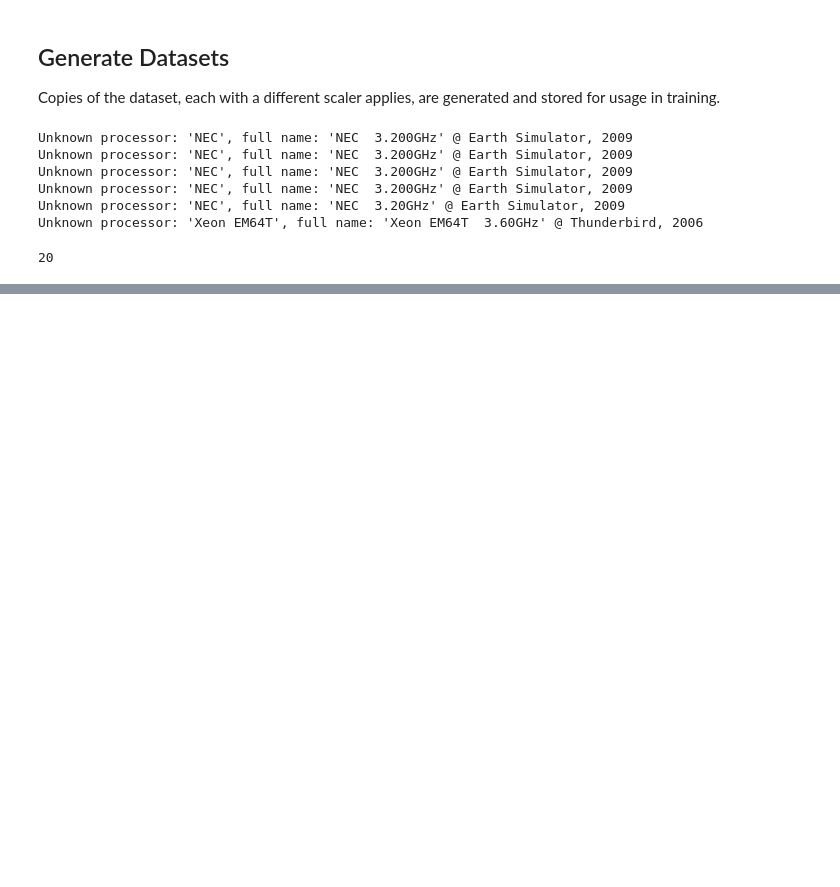
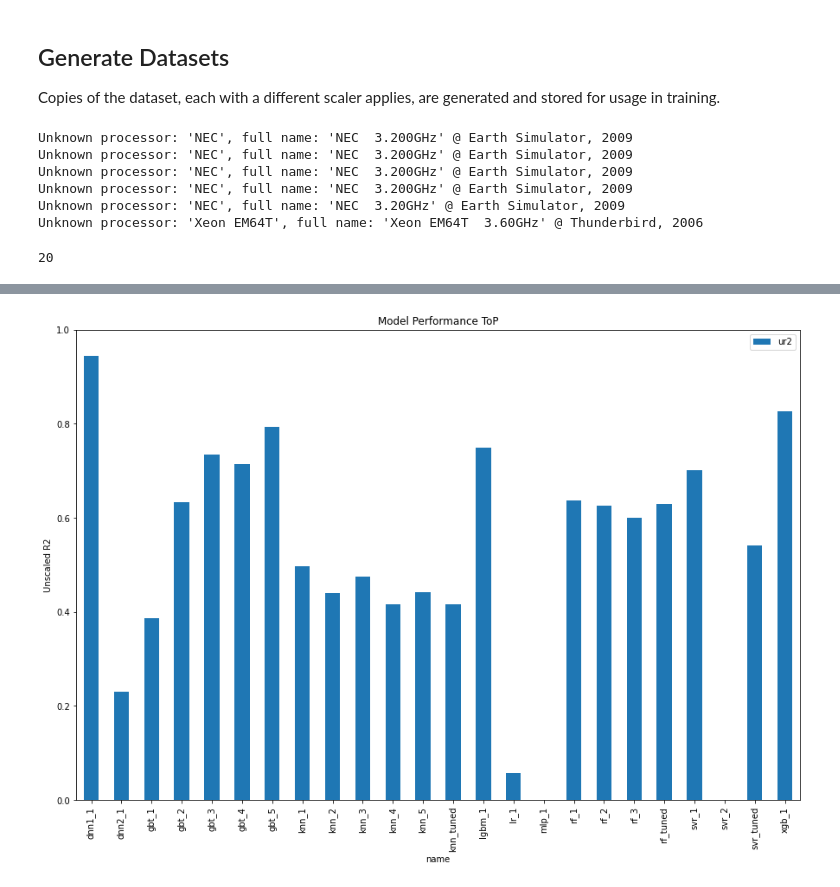
Before and after one commit to brdoney/TOP500-machine-learning, a Jupyter notebook: results_top.ipynb, the cells around one changed output, grey strips where cells are left out. Cells and saved outputs as stored; diff of their text form; code cells hidden in the pictures; blank space fills up the shorter version.

```diff
--- a/results_top.ipynb
+++ b/results_top.ipynb
@@ -184,0 +226,5 @@ Text(0.5, 0, 'past_sets')
+# %%
+# Take only the maximum scaler config for each model
+max_indices = results.groupby(["name"])["ur2"].idxmax()
+maximums = results.loc[max_indices]
+maximums.sort_values(by="ur2", ascending=False)
@@ -185,3 +249,8 @@ Text(0.5, 0, 'past_sets')
+# %%
+axis = maximums.plot.bar(x="name", y="ur2", figsize=(
+    15, 10), ylabel="Unscaled R2", ylim=(0, 1), title="Model Performance ToP")
+# %% [output]
+[figure, added]
 # %%
 from datetime import datetime
 import pathlib
```
Also changed, not shown: parts of 8 cells of this notebook, 1 other file.
